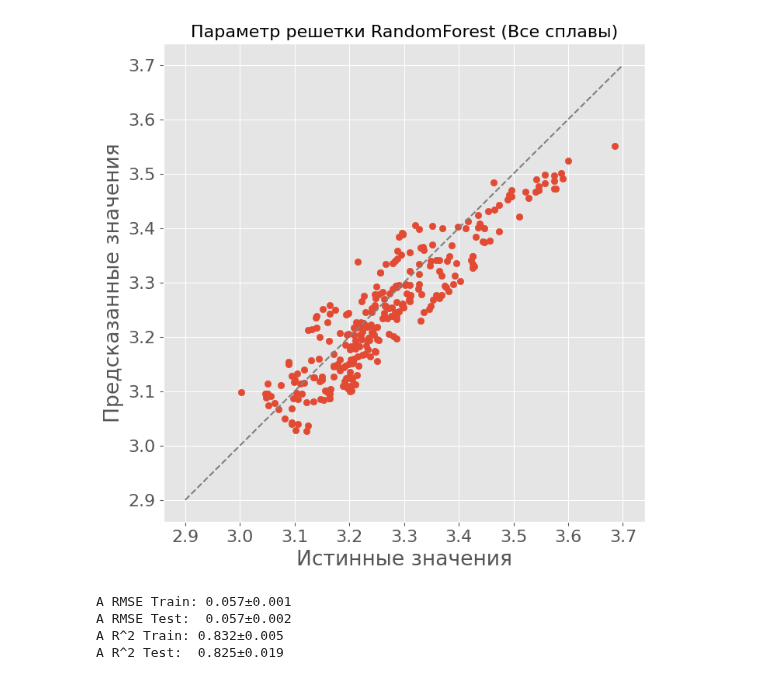
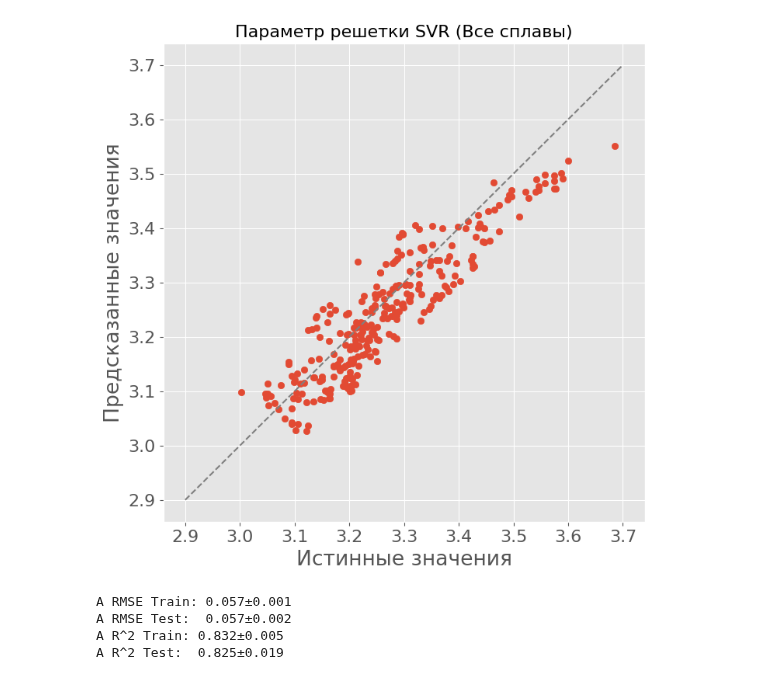
Before and after one commit to Avagr/Prac_MISIS, a Jupyter notebook: Scripts/svr.ipynb, the cells around one changed output. Drawn from its saved outputs; the diff is of its cells as text; code cells hidden in the pictures.

```diff
--- a/Scripts/svr.ipynb
+++ b/Scripts/svr.ipynb
@@ -114,35 +114,35 @@ A R^2 Test:  0.569±0.056
 features = data.apply(extractor.extract_properties, axis=1, result_type='expand').to_numpy()
 target = data['a'].to_numpy()
 
 cv_mse_train = []
 cv_mse_test = []
 cv_r2_train = []
 cv_r2_test = []
 
 for train_index, test_index in KFold(n_splits=5, shuffle=True, random_state=57).split(features):
     features_train, features_test = features[train_index], features[test_index]
     target_train, target_test = target[train_index], target[test_index]
 
     scaler = StandardScaler().fit(features_train)
 
     scaled_features_train = scaler.transform(features_train)
     scaled_features_test = scaler.transform(features_test)
 
     svr = SVR(kernel='rbf').fit(scaled_features_train, target_train)
     res_train = svr.predict(scaled_features_train)
     res_test = svr.predict(scaled_features_test)
     cv_mse_train.append(mean_squared_error(target_train, res_train, squared=False))
     cv_mse_test.append(mean_squared_error(target_test, res_test, squared=False))
     cv_r2_train.append(r2_score(target_train, res_train))
     cv_r2_test.append(r2_score(target_test, res_test))
 
-visualize(target_test, res_test, 'Параметр решетки RandomForest (Все сплавы)', 2.9, 3.7)
+visualize(target_test, res_test, 'Параметр решетки SVR (Все сплавы)', 2.9, 3.7)
 print(f"A RMSE Train: {np.mean(cv_mse_train):.3f}±{np.std(cv_mse_train):.3f}\n"
       f"A RMSE Test:  {np.mean(cv_mse_test):.3f}±{np.std(cv_mse_test):.3f}")
 print(f"A R^2 Train: {np.mean(cv_r2_train):.3f}±{np.std(cv_r2_train):.3f}\n"
       f"A R^2 Test:  {np.mean(cv_r2_test):.3f}±{np.std(cv_r2_test):.3f}")
 # %% [output]
-[figure, old version]
+[figure, new version]
 A RMSE Train: 0.057±0.001
 A RMSE Test:  0.057±0.002
 A R^2 Train: 0.832±0.005
```
Also changed, not shown: parts of 5 cells of this notebook, 1 other file.
